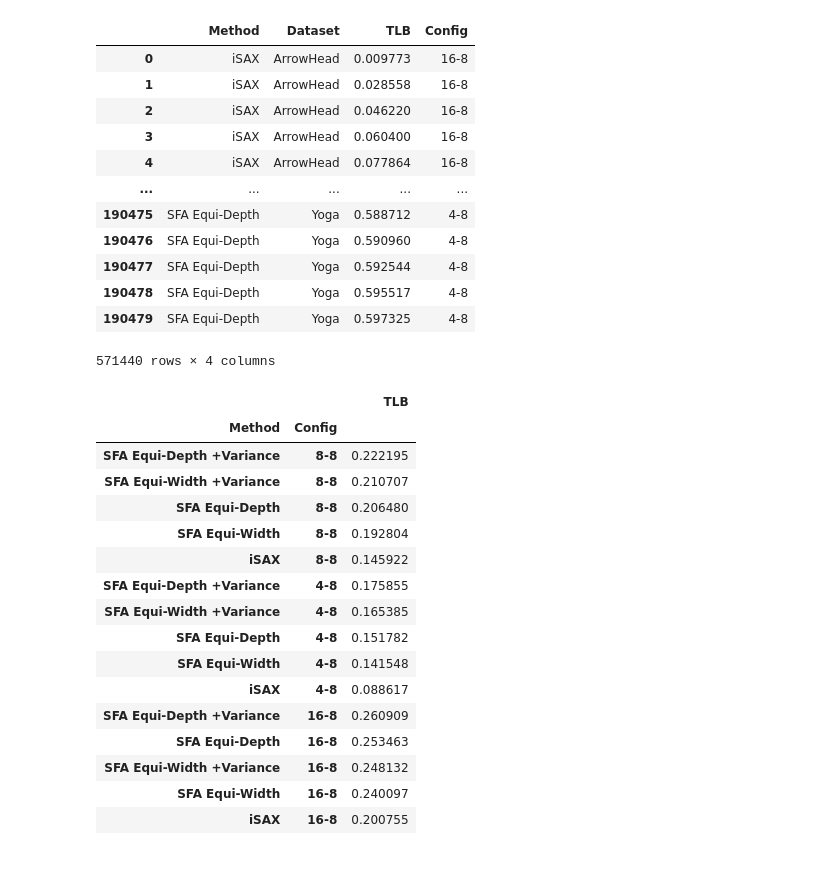
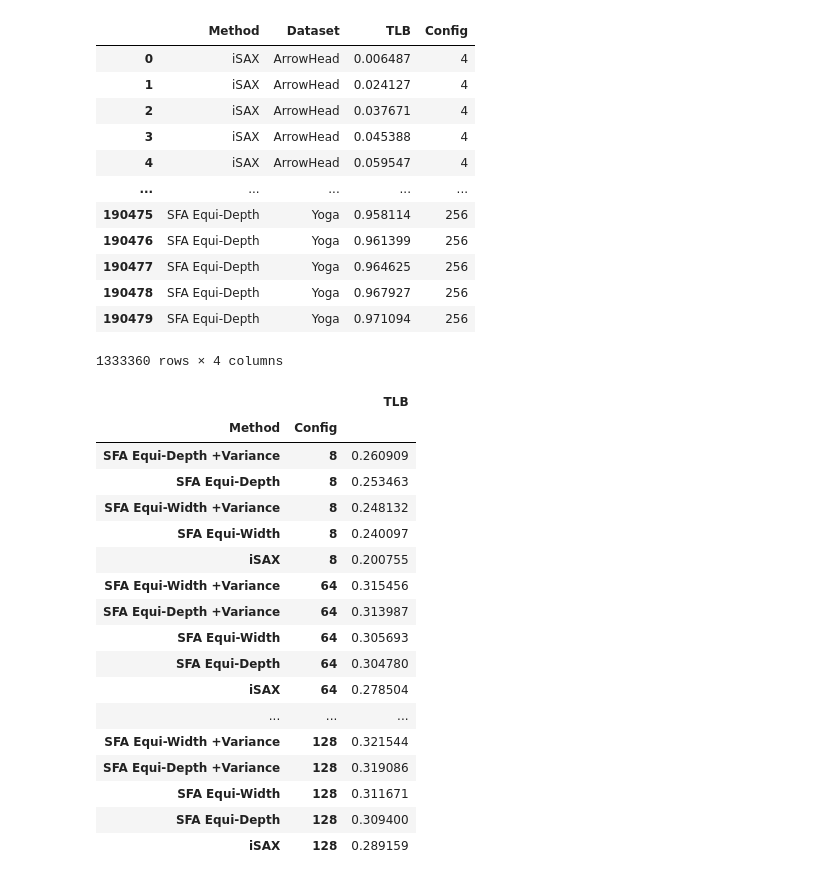
Before and after one commit to patrickzib/SOFA, a Jupyter notebook: notebooks/tlb-all.ipynb, the cells around one changed output. Cells and saved outputs as stored; diff of their text form; code cells hidden in the pictures.

```diff
--- a/notebooks/tlb-all.ipynb
+++ b/notebooks/tlb-all.ipynb
@@ -26,43 +28,48 @@ from aeon.visualisation import plot_critical_difference
 # %%
 path = "TLB_logs/"
-files = ["tlb_all_ucr_16_8-28-02-24.csv",
-         "tlb_all_ucr_8_8-28-02-24.csv",
-         "tlb_all_ucr_4_8-28-02-24.csv"]
+files = [
+         "tlb_all_ucr_16_4-28-02-24.csv",
+         "tlb_all_ucr_16_8-28-02-24.csv",
+         "tlb_all_ucr_16_16-28-02-24.csv",
+         "tlb_all_ucr_16_32-28-02-24.csv",
+         "tlb_all_ucr_16_64-28-02-24.csv",
+         "tlb_all_ucr_16_128-28-02-24.csv",
+         "tlb_all_ucr_16_256-28-02-24.csv"]
 
-configs = ["16-8", "8-8", "4-8"]
+configs = ["4", "8", "16", "32", "64", "128", "256"]
 df_all = pd.DataFrame()
 for i, file in enumerate(files):
     df = pd.read_csv(path + file)
 
     mapping = {"sfa_equi-depth_False": "SFA Equi-Depth", # + str(configs[i]),
                "sfa_equi-depth_True": "SFA Equi-Depth +Variance", # + str(configs[i]),
                "sfa_equi-width_False": "SFA Equi-Width", # + str(configs[i]),
                "sfa_equi-width_True": "SFA Equi-Width +Variance", # + str(configs[i]),
                "isax": "iSAX",
                }
 
     for key in mapping:
         df.Method = df.Method.replace({key: mapping[key]})
 
     df["Config"] = configs[i]
     df_all = pd.concat([df_all, df])
 
 df = df_all
 display(df)
 # %% [output]
 |  | Method | Dataset | TLB | Config |
-| 0 | iSAX | ArrowHead | 0.009773 | 16-8 |
-| 1 | iSAX | ArrowHead | 0.028558 | 16-8 |
-| 2 | iSAX | ArrowHead | 0.046220 | 16-8 |
-| 3 | iSAX | ArrowHead | 0.060400 | 16-8 |
-| 4 | iSAX | ArrowHead | 0.077864 | 16-8 |
+| 0 | iSAX | ArrowHead | 0.006487 | 4 |
+| 1 | iSAX | ArrowHead | 0.024127 | 4 |
+| 2 | iSAX | ArrowHead | 0.037671 | 4 |
+| 3 | iSAX | ArrowHead | 0.045388 | 4 |
+| 4 | iSAX | ArrowHead | 0.059547 | 4 |
 | ... | ... | ... | ... | ... |
-| 190475 | SFA Equi-Depth | Yoga | 0.588712 | 4-8 |
-| 190476 | SFA Equi-Depth | Yoga | 0.590960 | 4-8 |
-| 190477 | SFA Equi-Depth | Yoga | 0.592544 | 4-8 |
-| 190478 | SFA Equi-Depth | Yoga | 0.595517 | 4-8 |
-| 190479 | SFA Equi-Depth | Yoga | 0.597325 | 4-8 |
+| 190475 | SFA Equi-Depth | Yoga | 0.958114 | 256 |
+| 190476 | SFA Equi-Depth | Yoga | 0.961399 | 256 |
+| 190477 | SFA Equi-Depth | Yoga | 0.964625 | 256 |
+| 190478 | SFA Equi-Depth | Yoga | 0.967927 | 256 |
+| 190479 | SFA Equi-Depth | Yoga | 0.971094 | 256 |
-571440 rows × 4 columns
+1333360 rows × 4 columns
 # %%
 df[["Method", "TLB", "Config"]] \
         .groupby(["Method", "Config"]).median() \
@@ -70,21 +77,22 @@ df[["Method", "TLB", "Config"]] \
 # %% [output]
 |  |  | TLB |
 | Method | Config |  |
-| SFA Equi-Depth +Variance | 8-8 | 0.222195 |
-| SFA Equi-Width +Variance | 8-8 | 0.210707 |
-| SFA Equi-Depth | 8-8 | 0.206480 |
-| SFA Equi-Width | 8-8 | 0.192804 |
-| iSAX | 8-8 | 0.145922 |
-| SFA Equi-Depth +Variance | 4-8 | 0.175855 |
-| SFA Equi-Width +Variance | 4-8 | 0.165385 |
-| SFA Equi-Depth | 4-8 | 0.151782 |
-| SFA Equi-Width | 4-8 | 0.141548 |
-| iSAX | 4-8 | 0.088617 |
-| SFA Equi-Depth +Variance | 16-8 | 0.260909 |
-| SFA Equi-Depth | 16-8 | 0.253463 |
-| SFA Equi-Width +Variance | 16-8 | 0.248132 |
-| SFA Equi-Width | 16-8 | 0.240097 |
-| iSAX | 16-8 | 0.200755 |
+| SFA Equi-Depth +Variance | 8 | 0.260909 |
+| SFA Equi-Depth | 8 | 0.253463 |
+| SFA Equi-Width +Variance | 8 | 0.248132 |
+| SFA Equi-Width | 8 | 0.240097 |
+| iSAX | 8 | 0.200755 |
+| SFA Equi-Width +Variance | 64 | 0.315456 |
+| SFA Equi-Depth +Variance | 64 | 0.313987 |
+| SFA Equi-Width | 64 | 0.305693 |
+| SFA Equi-Depth | 64 | 0.304780 |
+| iSAX | 64 | 0.278504 |
+| ... | ... | ... |
+| SFA Equi-Width +Variance | 128 | 0.321544 |
+| SFA Equi-Depth +Variance | 128 | 0.319086 |
+| SFA Equi-Width | 128 | 0.311671 |
+| SFA Equi-Depth | 128 | 0.309400 |
+| iSAX | 128 | 0.289159 |
 # %%
 sns.set_theme(style="ticks", palette="pastel")
 
```
Also changed, not shown: parts of 5 cells of this notebook, 14 other files.
